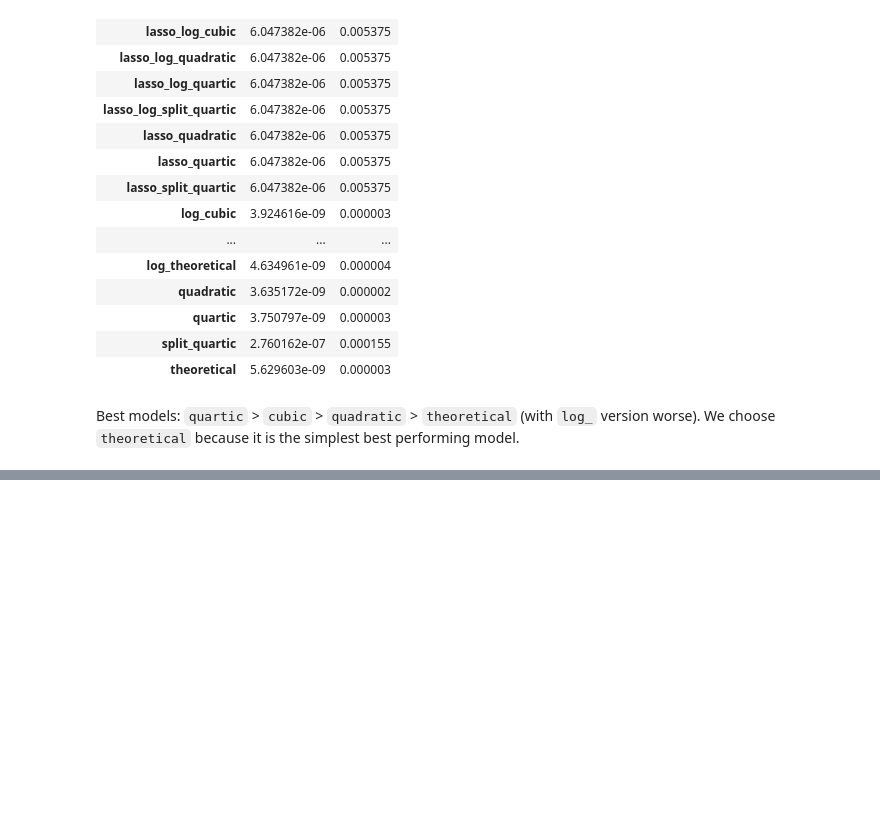
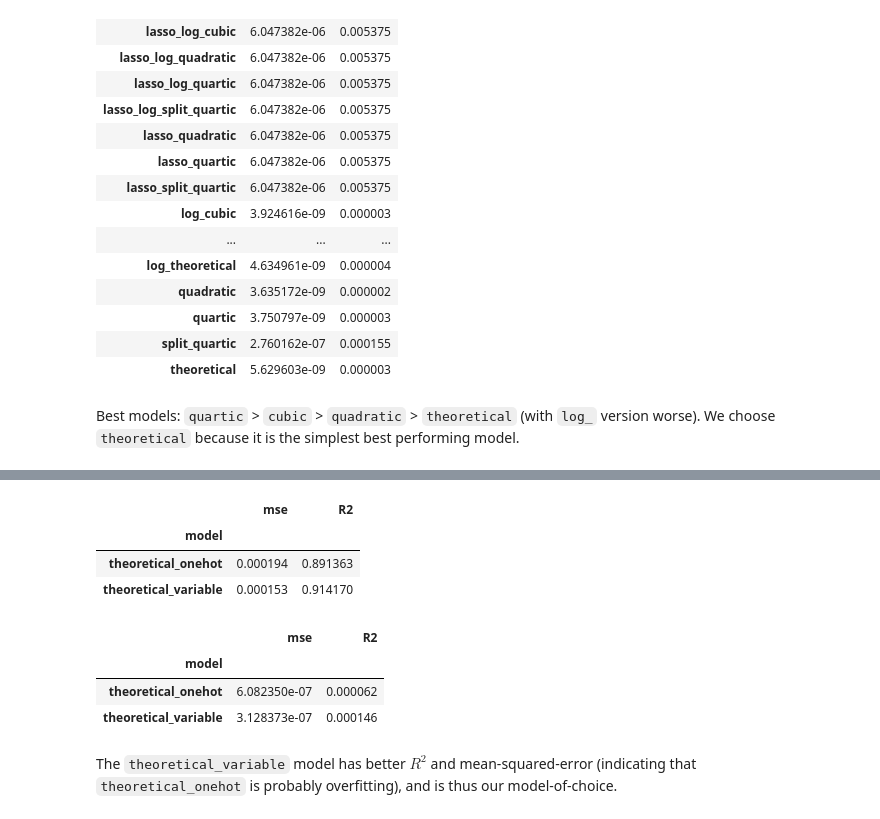
Before and after one commit to albesianor/Leveraged-ETFs, a Jupyter notebook: 07_model_selection.ipynb, the cells around one changed output, grey strips where cells are left out. Saved outputs shown, nothing was run; the diff lists cells and outputs as text; code cells hidden in the pictures; blank space fills up the shorter version.

Commit message:
feat: add modeling of time horizon

```diff
--- a/07_model_selection.ipynb
+++ b/07_model_selection.ipynb
@@ -172,0 +178,56 @@ where $a$ is the only parameter left to find.
+# %%
+train_var = [
+    pd.read_csv(f"output/train/df_train_{i}.csv", index_col=0) for i in range(1, 11)
+]
+test_var = [
+    pd.read_csv(f"output/test/df_test_{i}.csv", index_col=0) for i in range(1, 6)
+]
+# %%
+from models import theoretical_model_onehot, theoretical_model_variable
+
+model_var = {
+    "theoretical_onehot": theoretical_model_onehot(),
+    "theoretical_variable": theoretical_model_variable(),
+}
+# %%
+results_var_list = []
+
+for pipe_id, pipe in model_var.items():
+    for train_id, tr_set in enumerate(train_var):
+        pipe.fit(tr_set[["leverage", "sigma", "duration"]], tr_set["std"])
+
+        for test_id, test_set in enumerate(test_var):
+            pred = pipe.predict(test_set[["leverage", "sigma", "duration"]])
+
+            results_var_list.append(
+                {
+                    "model": pipe_id,
+                    "train": train_id,
+                    "test": test_id,
+                    "mse": mse(test_set["std"], pred),
+                    "R2": pipe.score(
+                        test_set[["leverage", "sigma", "duration"]], test_set["std"]
+                    ),
+                }
+            )
+
+results_var = pd.DataFrame(results_var_list)
+# %%
+mean_result_var = results_var.groupby("model")[["mse", "R2"]].mean()
+std_result_var = results_var.groupby("model")[["mse", "R2"]].std()
+# %%
+mean_result_var
+# %% [output]
+|  | mse | R2 |
+| model |  |  |
+| theoretical_onehot | 0.000194 | 0.891363 |
+| theoretical_variable | 0.000153 | 0.914170 |
+# %%
+std_result_var
+# %% [output]
+|  | mse | R2 |
+| model |  |  |
+| theoretical_onehot | 6.082350e-07 | 0.000062 |
+| theoretical_variable | 3.128373e-07 | 0.000146 |
+# %% [markdown]
+The `theoretical_variable` model has better $R^2$ and mean-squared-error (indicating that `theoretical_onehot` is probably overfitting), and is thus our model-of-choice.
```
Also changed, not shown: parts of 2 cells of this notebook.
